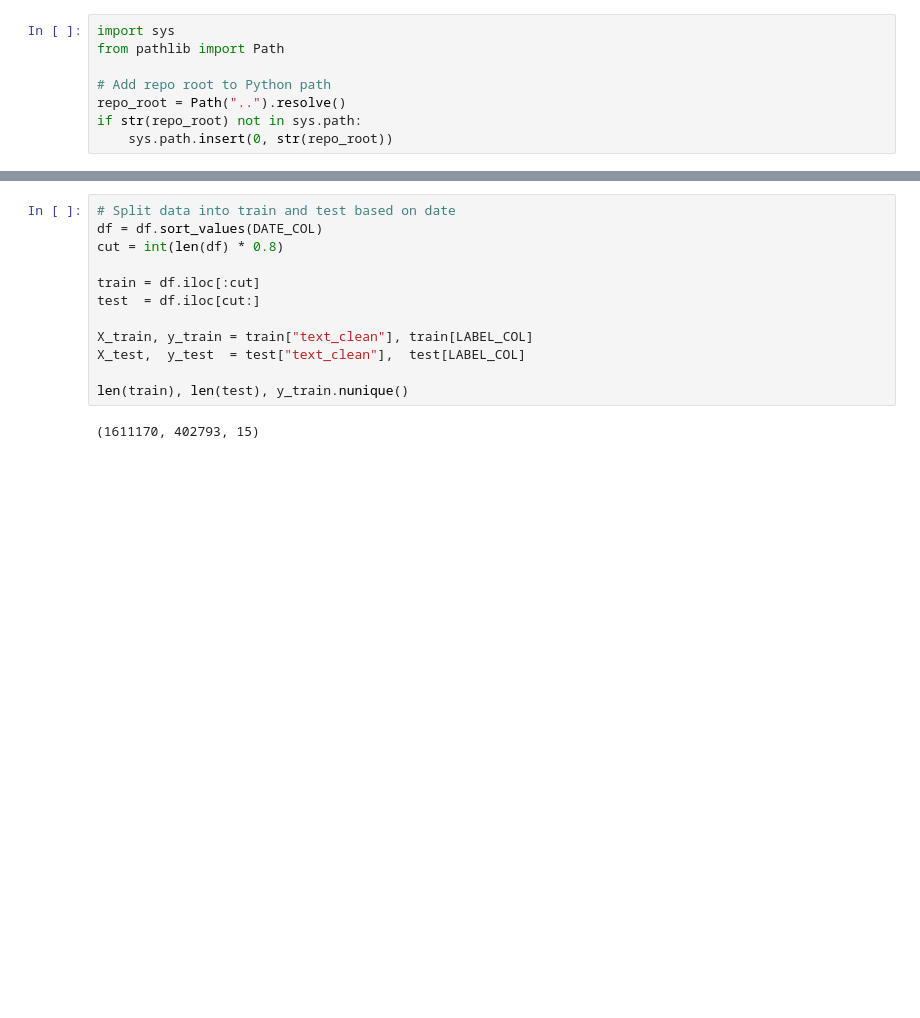
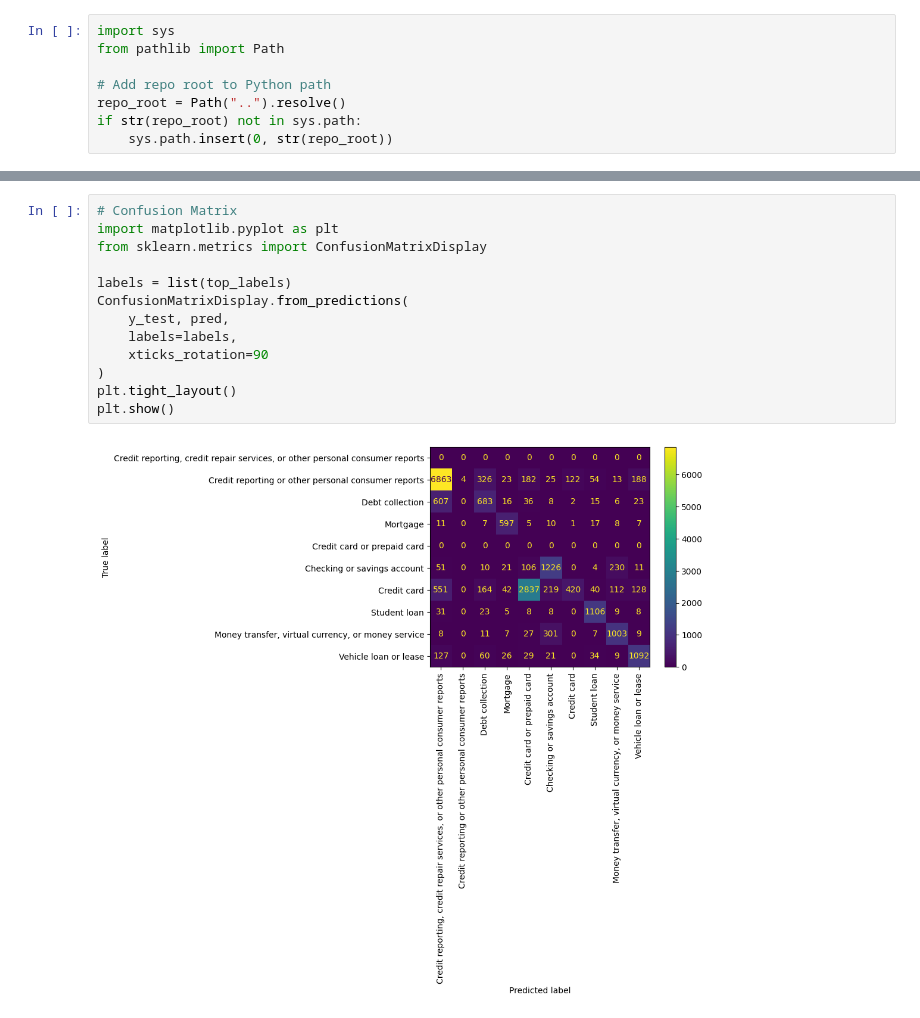
Before and after one commit to pratyush11float/Consumer-Complaints-LLM-Analysis, a Jupyter notebook: notebooks/04_baselines_tfidf.ipynb, the cells around one changed output, grey strips where cells are left out. Drawn from its saved outputs; the diff is of its cells as text; blank space fills up the shorter version.

Commit message:
Baseline metrics

```diff
--- a/notebooks/04_baselines_tfidf.ipynb
+++ b/notebooks/04_baselines_tfidf.ipynb
@@ -52,15 +105,16 @@ print(df_small[LABEL_COL].value_counts())
 # %%
-# Split data into train and test based on date
-df = df.sort_values(DATE_COL)
-cut = int(len(df) * 0.8)
+# Confusion Matrix
+import matplotlib.pyplot as plt
+from sklearn.metrics import ConfusionMatrixDisplay
 
-train = df.iloc[:cut]
-test  = df.iloc[cut:]
-
-X_train, y_train = train["text_clean"], train[LABEL_COL]
-X_test,  y_test  = test["text_clean"],  test[LABEL_COL]
-
-len(train), len(test), y_train.nunique()
+labels = list(top_labels)
+ConfusionMatrixDisplay.from_predictions(
+    y_test, pred,
+    labels=labels,
+    xticks_rotation=90
+)
+plt.tight_layout()
+plt.show()
 # %% [output]
-(1611170, 402793, 15)
+[figure, added]
 # %%
```
Also changed, not shown: parts of 5 cells of this notebook, 1 other file.
